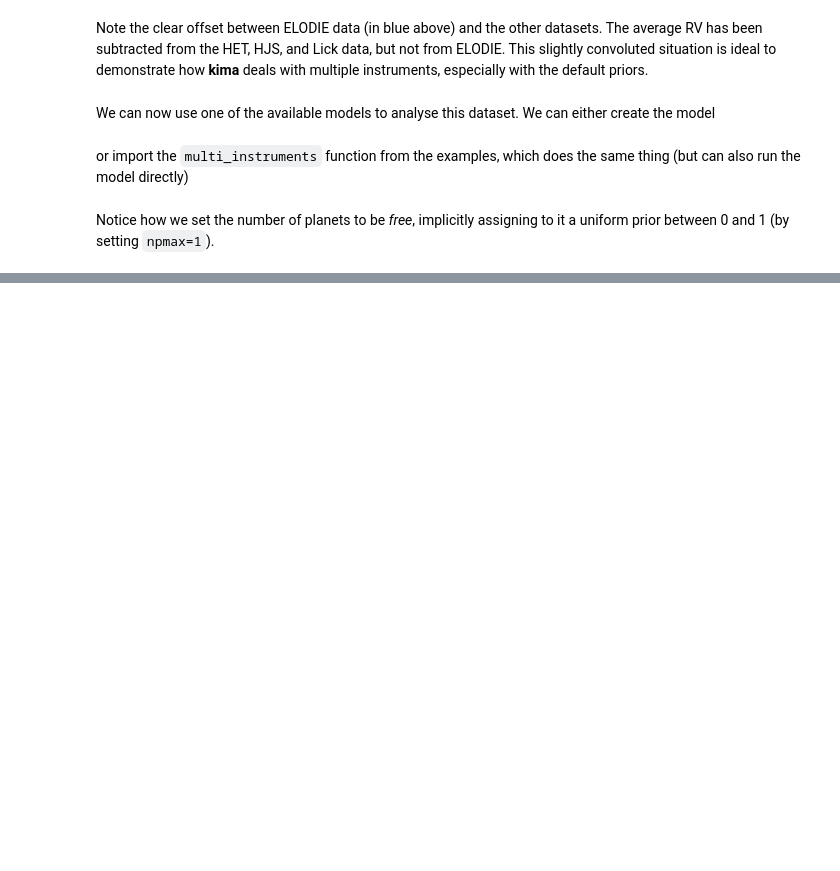
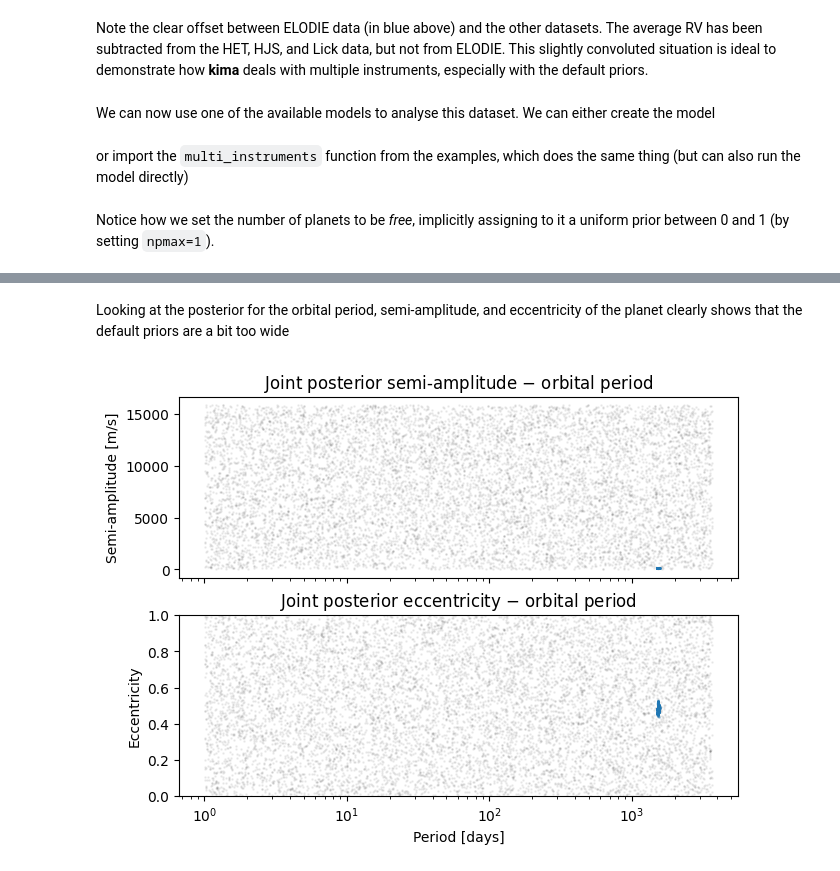
Before and after one commit to kima-org/docs, a Jupyter notebook: docs/docs/examples/multi_instrument.ipynb, the cells around one changed output, grey strips where cells are left out. Saved outputs shown, nothing was run; the diff lists cells and outputs as text; code cells hidden in the pictures; blank space fills up the shorter version.

```diff
--- a/docs/docs/examples/multi_instrument.ipynb
+++ b/docs/docs/examples/multi_instrument.ipynb
@@ -74,0 +124,7 @@ a uniform prior between 0 and 1 (by setting `npmax=1`).
+# %% [markdown]
+Looking at the posterior for the orbital period, semi-amplitude, and
+eccentricity of the planet clearly shows that the default priors are a bit too wide
+# %%
+res.plot_posterior_PKE(show_prior=True);
+# %% [output]
+[figure, added]
```
Also changed, not shown: parts of 38 cells of this notebook.
